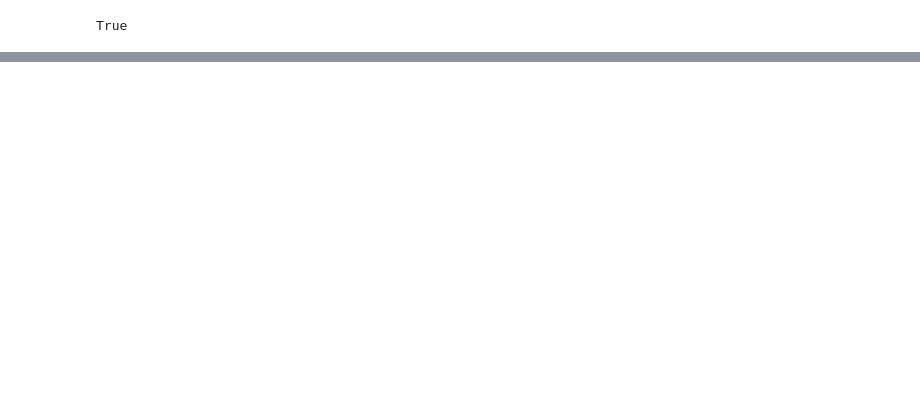
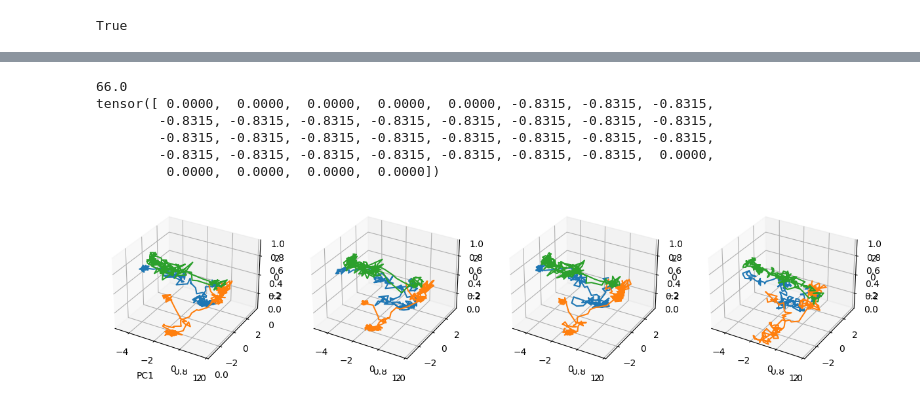
Before and after one commit to snel-repo/ComputationThruDynamicsBenchmark, a Jupyter notebook: examples/figures/canonical/CanonicalDatasetPerf.ipynb, the cells around one changed output, grey strips where cells are left out. Cells and saved outputs as stored; diff of their text form; code cells hidden in the pictures; blank space fills up the shorter version.

```diff
--- a/examples/figures/canonical/CanonicalDatasetPerf.ipynb
+++ b/examples/figures/canonical/CanonicalDatasetPerf.ipynb
@@ -362,0 +96,20 @@ plot_model_fps(gru_fps, q_thresh = 4e-7)
+# %%
+comparison_MT = Comparison(comparison_tag="MultiTask")
+comparison_MT.load_analysis(an_TT_MT, reference_analysis=True, group = "TT")
+
+for subfolder in subfolders_GRU_MT:
+    subfolder = subfolder + "/"
+    analysis_GRU = Analysis_DT(run_name = "GRU", filepath = subfolder, model_type = "SAE")
+    comparison_MT.load_analysis(analysis_GRU, group = "GRU")
+
+for subfolder in subfolders_LFADS_MT:
+    subfolder = subfolder + "/"
+    analysis_LFADS = Analysis_DT(run_name = "LFADS", filepath = subfolder, model_type = "LFADS")
+    comparison_MT.load_analysis(analysis_LFADS, group = "LFADS")
+
+for subfolder in subfolders_LDS_MT:
+    subfolder = subfolder + "/"
+    analysis_LDS = Analysis_DT(run_name = "LDS", filepath = subfolder, model_type = "SAE")
+    comparison_MT.load_analysis(analysis_LDS, group = "LDS")
+
+comparison_MT.regroup()
@@ -362,0 +260,13 @@ plot_model_fps(gru_fps, q_thresh = 4e-7)
+# %%
+targets_memPro = targets[memPro_trials]
+resp_start1 = resp_start[0]
+resp_end1 = resp_end[0]
+print(resp_start1)
+print(targets_memPro[0, int(resp_start1)-5:int(resp_end1)+5,1])
+# %% [output]
+66.0
+tensor([ 0.0000,  0.0000,  0.0000,  0.0000,  0.0000, -0.8315, -0.8315, -0.8315,
+        -0.8315, -0.8315, -0.8315, -0.8315, -0.8315, -0.8315, -0.8315, -0.8315,
+        -0.8315, -0.8315, -0.8315, -0.8315, -0.8315, -0.8315, -0.8315, -0.8315,
+        -0.8315, -0.8315, -0.8315, -0.8315, -0.8315, -0.8315, -0.8315,  0.0000,
+         0.0000,  0.0000,  0.0000,  0.0000])
@@ -362,0 +301,32 @@ plot_model_fps(gru_fps, q_thresh = 4e-7)
+# %%
+fig = plt.figure(figsize=(15, 5))
+axes = fig.subplots(1, 4, sharex=True, sharey=True,  subplot_kw={'projection': '3d'})
+ax1 = fig.add_subplot(1,4,1, projection='3d')
+ax2 = fig.add_subplot(1,4,2, projection='3d')
+ax3 = fig.add_subplot(1,4,3, projection='3d')
+ax4 = fig.add_subplot(1,4,4, projection='3d')
+
+for i in range(3):
+    ax1.plot(true_plot[i][:,0], true_plot[i][:,1], true_plot[i][:,2])
+    ax2.plot(lfads_plot[i][:,0], lfads_plot[i][:,1], lfads_plot[i][:,2])
+    ax3.plot(gru_plot[i][:,0], gru_plot[i][:,1], gru_plot[i][:,2])
+    ax4.plot(lds_plot[i][:,0], lds_plot[i][:,1], lds_plot[i][:,2])
+
+ax1.set_xlabel("PC1")
+ax1.set_xlim([-5, 2])
+ax2.set_xlim([-5, 2])
+ax3.set_xlim([-5, 2])
+ax4.set_xlim([-5, 2])
+ax1.set_ylim([-3.5, 3.5])
+ax2.set_ylim([-3.5, 3.5])
+ax3.set_ylim([-3.5, 3.5])
+ax4.set_ylim([-3.5, 3.5])
+ax1.set_zlim([-3.5, 3.5])
+ax2.set_zlim([-3.5, 3.5])
+ax3.set_zlim([-3.5, 3.5])
+ax4.set_zlim([-3.5, 3.5])
+
+
+plt.savefig("MT.pdf")
+# %% [output]
+[figure, added]
```
Also changed, not shown: parts of 43 cells of this notebook, 9 other files.
